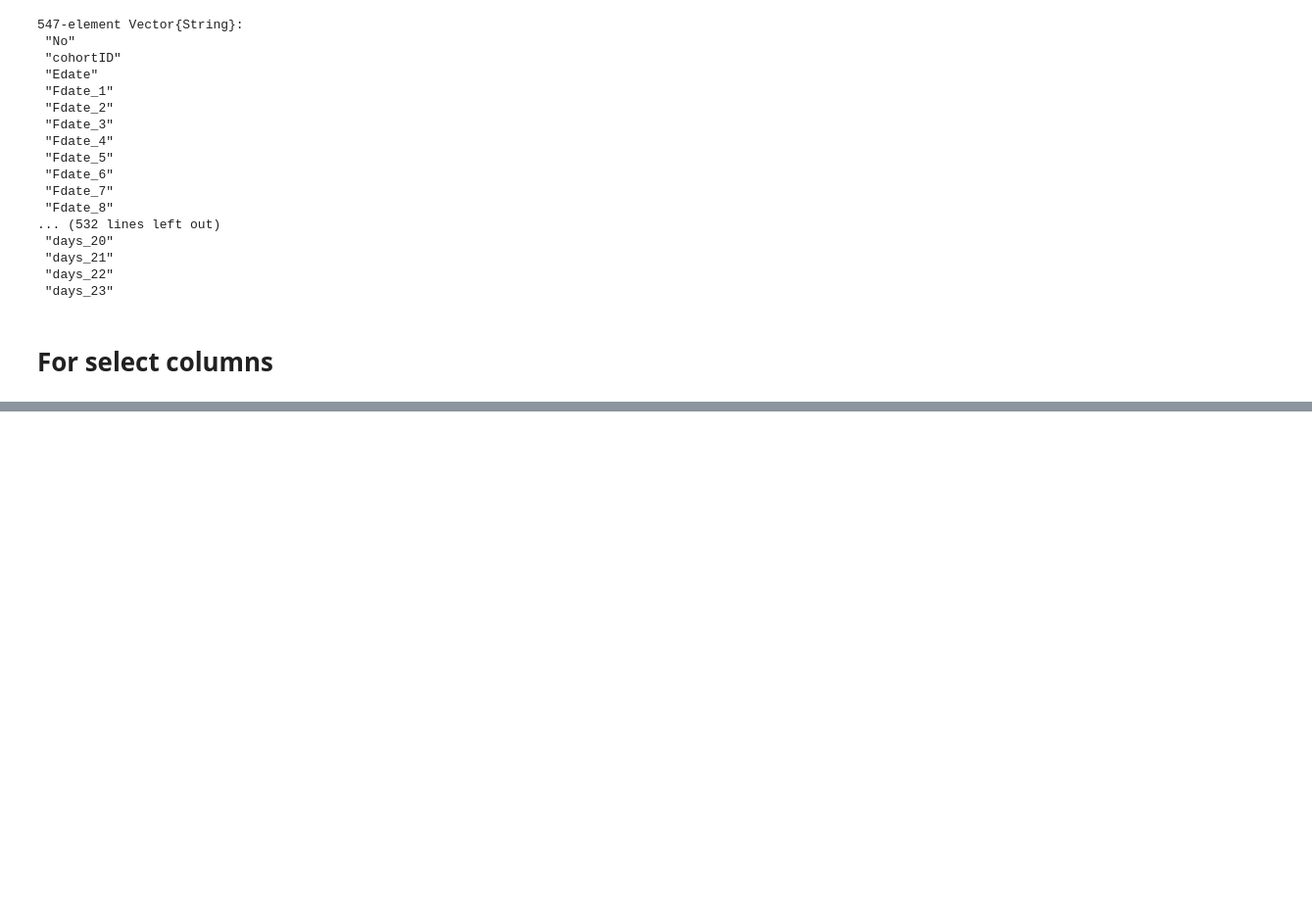
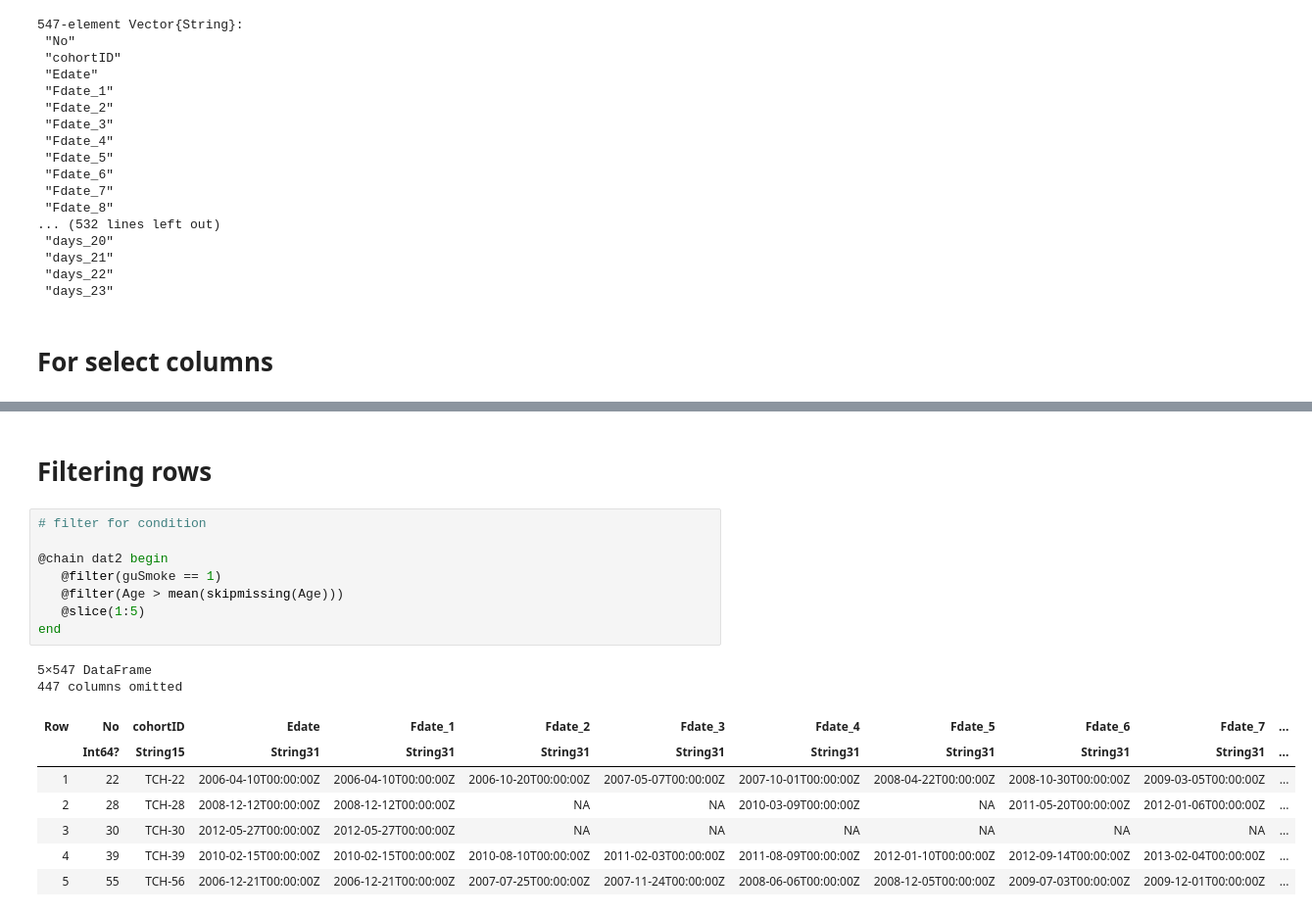
Before and after one commit to figarofuga/jupyter-practice, a Jupyter notebook: test_jl.ipynb, the cells around one changed output, grey strips where cells are left out. Shown at 98% size. Cells and saved outputs as stored; diff of their text form; blank space fills up the shorter version.

```diff
--- a/test_jl.ipynb
+++ b/test_jl.ipynb
@@ -100,0 +89,20 @@ end
+# %% [markdown]
+# Filtering rows
+# %%
+# filter for condition
+
+@chain dat2 begin
+   @filter(guSmoke == 1)
+   @filter(Age > mean(skipmissing(Age)))
+   @slice(1:5)
+end
+# %% [output]
+5×547 DataFrame
+447 columns omitted
+| Row | No | cohortID | Edate | Fdate_1 | Fdate_2 | Fdate_3 | Fdate_4 | Fdate_5 | Fdate_6 | Fdate_7 | ... |
+|  | Int64? | String15 | String31 | String31 | String31 | String31 | String31 | String31 | String31 | String31 | ... |
+| 1 | 22 | TCH-22 | 2006-04-10T00:00:00Z | 2006-04-10T00:00:00Z | 2006-10-20T00:00:00Z | 2007-05-07T00:00:00Z | 2007-10-01T00:00:00Z | 2008-04-22T00:00:00Z | 2008-10-30T00:00:00Z | 2009-03-05T00:00:00Z | ... |
+| 2 | 28 | TCH-28 | 2008-12-12T00:00:00Z | 2008-12-12T00:00:00Z | NA | NA | 2010-03-09T00:00:00Z | NA | 2011-05-20T00:00:00Z | 2012-01-06T00:00:00Z | ... |
+| 3 | 30 | TCH-30 | 2012-05-27T00:00:00Z | 2012-05-27T00:00:00Z | NA | NA | NA | NA | NA | NA | ... |
+| 4 | 39 | TCH-39 | 2010-02-15T00:00:00Z | 2010-02-15T00:00:00Z | 2010-08-10T00:00:00Z | 2011-02-03T00:00:00Z | 2011-08-09T00:00:00Z | 2012-01-10T00:00:00Z | 2012-09-14T00:00:00Z | 2013-02-04T00:00:00Z | ... |
+| 5 | 55 | TCH-56 | 2006-12-21T00:00:00Z | 2006-12-21T00:00:00Z | 2007-07-25T00:00:00Z | 2007-11-24T00:00:00Z | 2008-06-06T00:00:00Z | 2008-12-05T00:00:00Z | 2009-07-03T00:00:00Z | 2009-12-01T00:00:00Z | ... |
```
Also changed, not shown: parts of 4 cells of this notebook.
